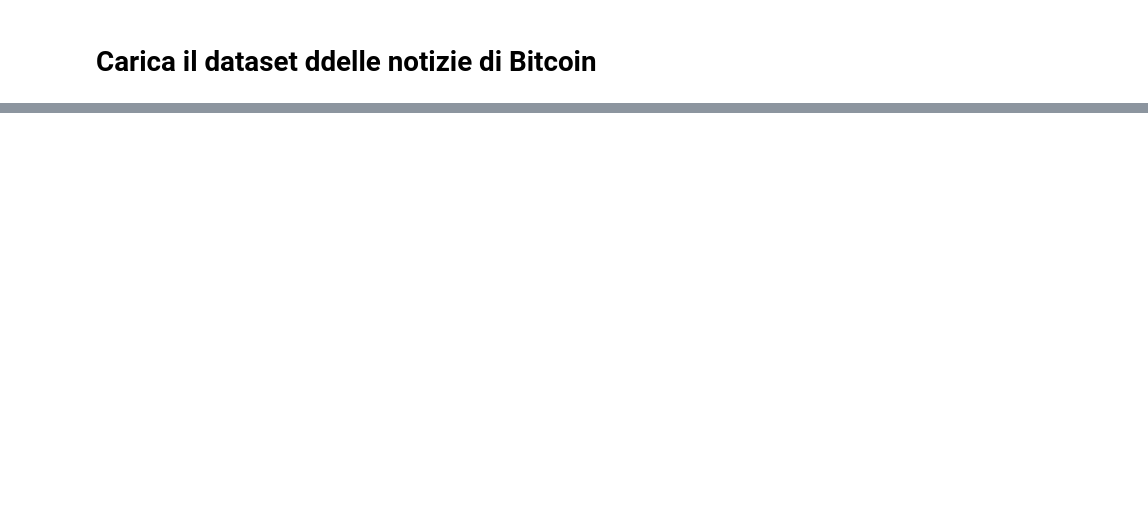
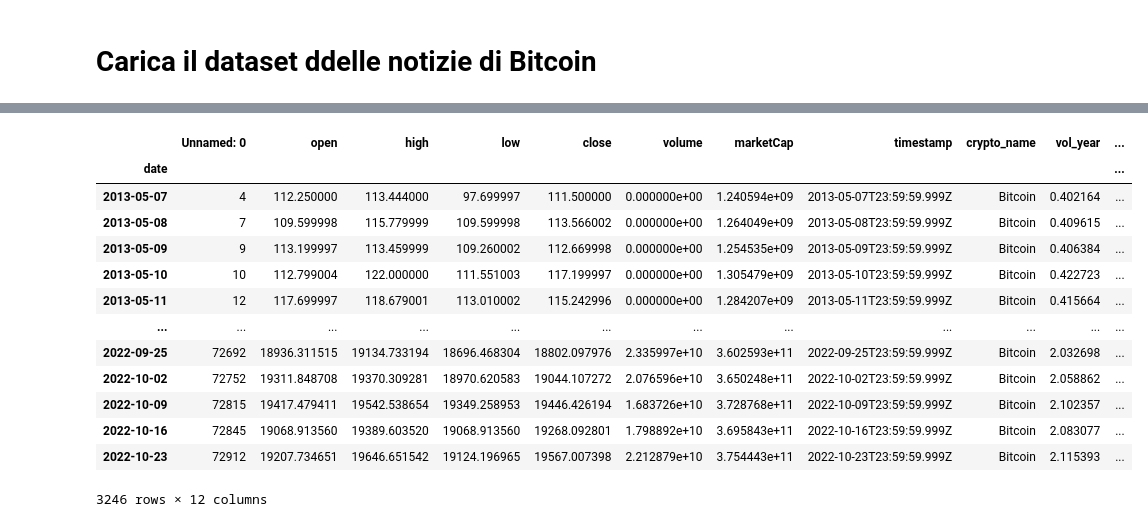
Before and after one commit to riccardoscut/riccardoscut, a Jupyter notebook: CrypToData.ipynb, the cells around one changed output, grey strips where cells are left out. Cells and saved outputs as stored; diff of their text form; code cells hidden in the pictures; blank space fills up the shorter version.

```diff
--- a/CrypToData.ipynb
+++ b/CrypToData.ipynb
@@ -353,0 +313,20 @@ Cryptopanic News:
+# %%
+btc['price_change'] = btc['close'].pct_change()  # Calcola la variazione percentuale
+significant_changes = btc[btc['3_day_MA'].abs() > 0.05]  # Cambiamenti > 5%
+# %%
+significant_changes
+# %% [output]
+|  | Unnamed: 0 | open | high | low | close | volume | marketCap | timestamp | crypto_name | vol_year | ... |
+| date |  |  |  |  |  |  |  |  |  |  | ... |
+| 2013-05-07 | 4 | 112.250000 | 113.444000 | 97.699997 | 111.500000 | 0.000000e+00 | 1.240594e+09 | 2013-05-07T23:59:59.999Z | Bitcoin | 0.402164 | ... |
+| 2013-05-08 | 7 | 109.599998 | 115.779999 | 109.599998 | 113.566002 | 0.000000e+00 | 1.264049e+09 | 2013-05-08T23:59:59.999Z | Bitcoin | 0.409615 | ... |
+| 2013-05-09 | 9 | 113.199997 | 113.459999 | 109.260002 | 112.669998 | 0.000000e+00 | 1.254535e+09 | 2013-05-09T23:59:59.999Z | Bitcoin | 0.406384 | ... |
+| 2013-05-10 | 10 | 112.799004 | 122.000000 | 111.551003 | 117.199997 | 0.000000e+00 | 1.305479e+09 | 2013-05-10T23:59:59.999Z | Bitcoin | 0.422723 | ... |
+| 2013-05-11 | 12 | 117.699997 | 118.679001 | 113.010002 | 115.242996 | 0.000000e+00 | 1.284207e+09 | 2013-05-11T23:59:59.999Z | Bitcoin | 0.415664 | ... |
+| ... | ... | ... | ... | ... | ... | ... | ... | ... | ... | ... | ... |
+| 2022-09-25 | 72692 | 18936.311515 | 19134.733194 | 18696.468304 | 18802.097976 | 2.335997e+10 | 3.602593e+11 | 2022-09-25T23:59:59.999Z | Bitcoin | 2.032698 | ... |
+| 2022-10-02 | 72752 | 19311.848708 | 19370.309281 | 18970.620583 | 19044.107272 | 2.076596e+10 | 3.650248e+11 | 2022-10-02T23:59:59.999Z | Bitcoin | 2.058862 | ... |
+| 2022-10-09 | 72815 | 19417.479411 | 19542.538654 | 19349.258953 | 19446.426194 | 1.683726e+10 | 3.728768e+11 | 2022-10-09T23:59:59.999Z | Bitcoin | 2.102357 | ... |
+| 2022-10-16 | 72845 | 19068.913560 | 19389.603520 | 19068.913560 | 19268.092801 | 1.798892e+10 | 3.695843e+11 | 2022-10-16T23:59:59.999Z | Bitcoin | 2.083077 | ... |
+| 2022-10-23 | 72912 | 19207.734651 | 19646.651542 | 19124.196965 | 19567.007398 | 2.212879e+10 | 3.754443e+11 | 2022-10-23T23:59:59.999Z | Bitcoin | 2.115393 | ... |
+3246 rows × 12 columns
```
Also changed, not shown: parts of 29 cells of this notebook, 6 other files.
